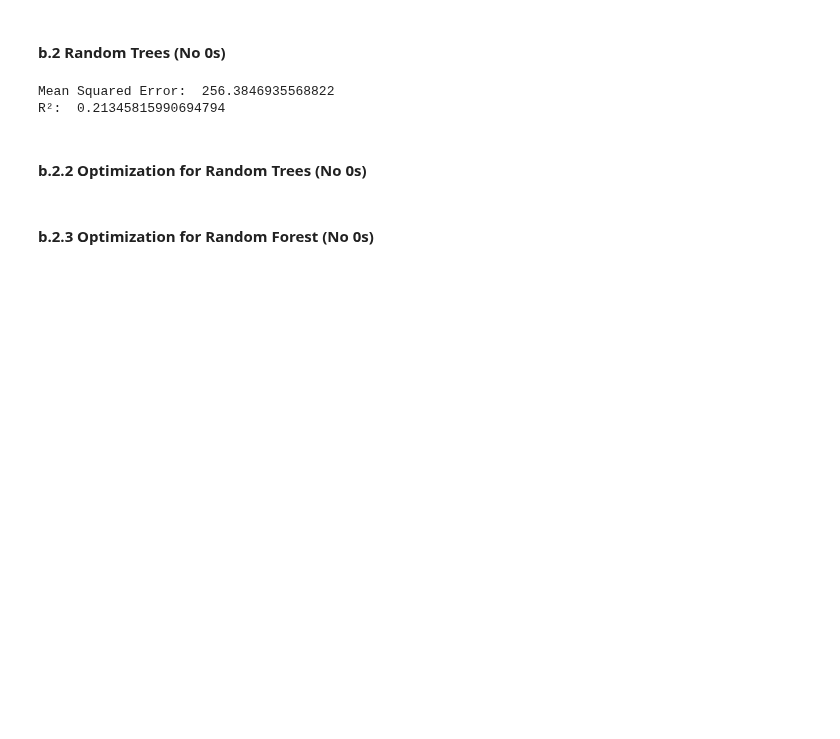
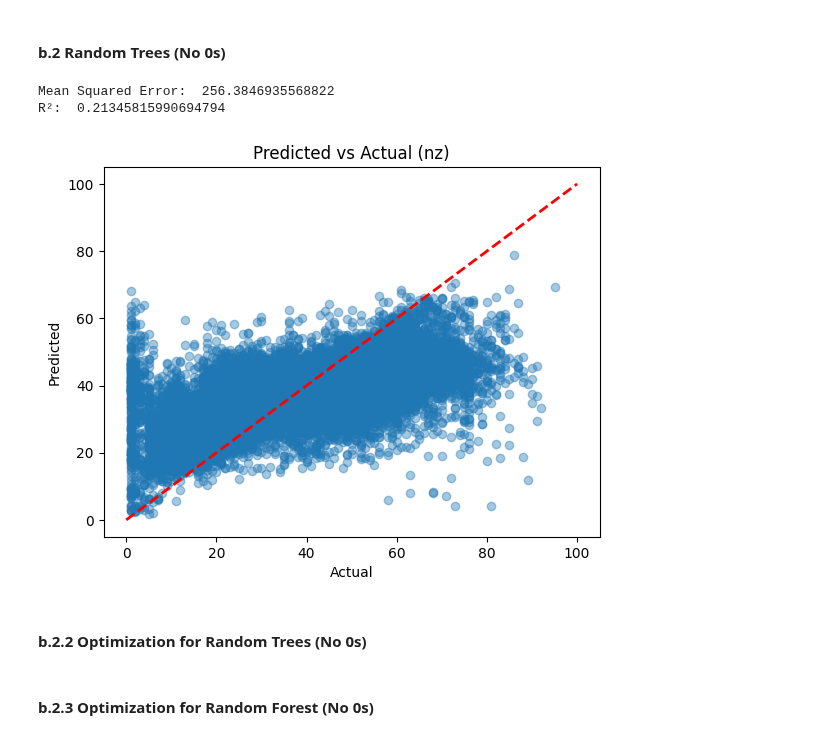
Before and after one commit to clara-opp/datamining_group12, a Jupyter notebook: reg_tree_forest.ipynb, the cells around one changed output. Drawn from its saved outputs; the diff is of its cells as text; code cells hidden in the pictures; blank space fills up the shorter version.

```diff
--- a/reg_tree_forest.ipynb
+++ b/reg_tree_forest.ipynb
@@ -234,21 +234,21 @@ plt.show()
 #### b.1 Random Forest (No 0s)
 # %%
 # Random Forest Regressor
-rf = RandomForestRegressor(
-    n_estimators=350,        # number of trees
-    max_depth=50,
-    min_samples_split=5,     # min samples to split
+rf_nz = RandomForestRegressor(
+    n_estimators=400,        # number of trees
+    max_depth=40,
+    min_samples_split=3,     # min samples to split
     min_samples_leaf=1,      # min samples per leaf
-    max_features=0.3,     # features per split
+    max_features=15,     # features per split
     random_state=42,
     n_jobs=-1
 )
 
 # train
-rf.fit(zero_X_train, zero_y_train)
+rf_nz.fit(zero_X_train, zero_y_train)
 
 # pred
-zero_y_pred = rf.predict(zero_X_test)
+zero_y_pred = rf_nz.predict(zero_X_test)
 
 # performance
 mse = mean_squared_error(zero_y_test, zero_y_pred)
@@ -258,7 +258,7 @@ print(f"Random Forest MSE: {mse:.2f}")
 print(f"Random Forest R²: {r2:.3f}")
 
 # feature importance
-importances = pd.Series(rf.feature_importances_, index=zero_X_train.columns)
+importances = pd.Series(rf_nz.feature_importances_, index=zero_X_train.columns)
 importances = importances.sort_values(ascending=False)
 print("\nTop 10 Important Features:")
 print(importances.head(10))
@@ -299,6 +299,18 @@ print(f"R²: ", r2_score(zero_y_test, zero_y_pred))
 # %% [output]
 Mean Squared Error:  256.3846935568822
 R²:  0.21345815990694794
+# %%
+# How did we do?
+y_pred_scaled_nz = rf_nz.predict(zero_X_test)
+
+plt.scatter(zero_y_test, y_pred_scaled_nz, alpha=0.4)
+plt.plot([y_test.min(), y_test.max()], [y_test.min(), y_test.max()], 'r--', lw=2, label='Perfect Prediction')
+plt.xlabel("Actual")
+plt.ylabel("Predicted")
+plt.title("Predicted vs Actual (nz)")
+plt.show()
+# %% [output]
+[figure, added]
 # %% [markdown]
 #### b.2.2 Optimization for Random Trees (No 0s)
 # %%
```
Also changed, not shown: parts of 5 cells of this notebook.
